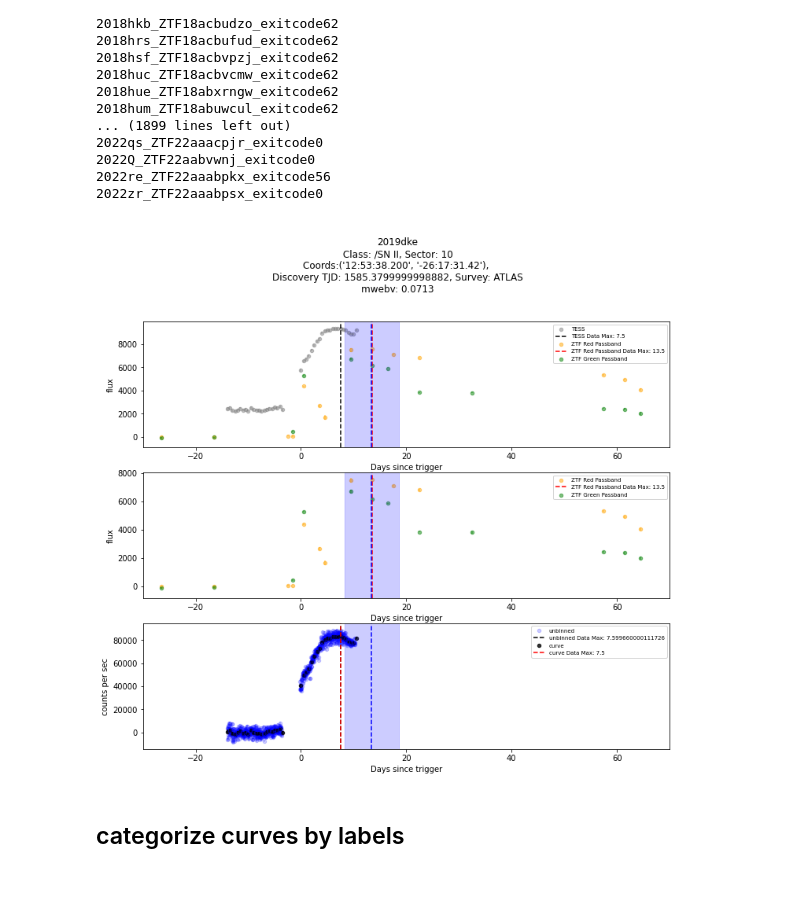
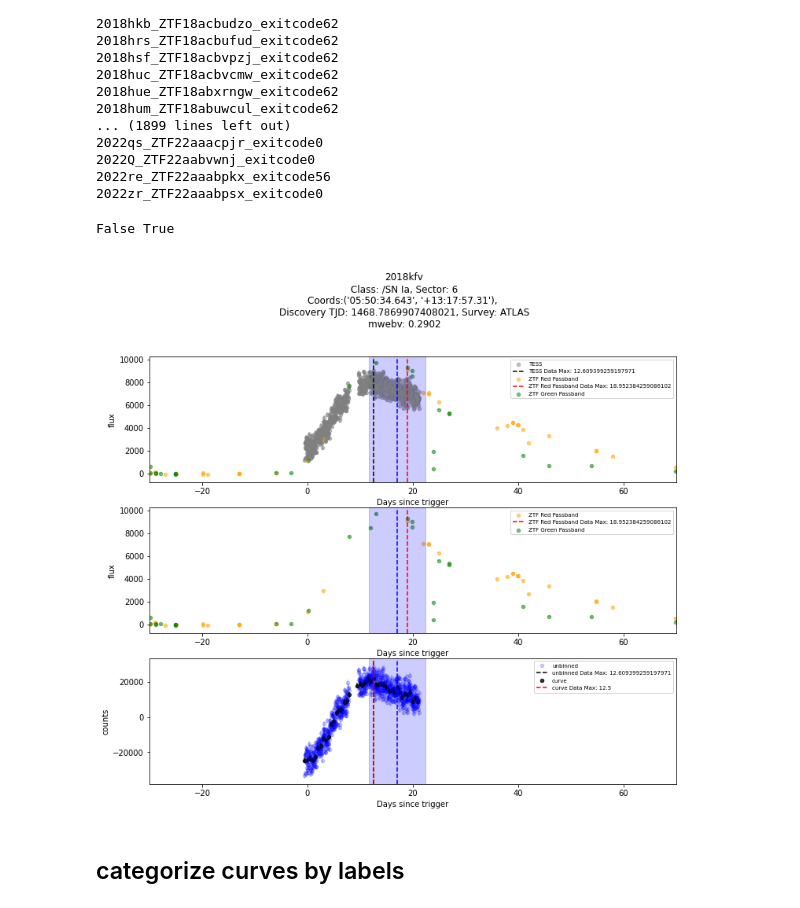
Before and after one commit to halihuang/TESSEpochTime, a Jupyter notebook: plotting.ipynb, the cells around one changed output. Cells and saved outputs as stored; diff of their text form; code cells hidden in the pictures.

```diff
--- a/plotting.ipynb
+++ b/plotting.ipynb
@@ -49,12 +49,13 @@ for file in ztf_data:
 # %%
 from plotting import plot_pb_seperated
 
 test = ztf_data[1]
-test = "2019dke_ZTF19aatevrp_exitcode0.csv"
+test = "2018kfv_ZTF18acwutbr_exitcode57.csv"
 
 ax = plot_pb_seperated(test, parameters)
 # %% [output]
+False True
-[figure, old version]
+[figure, new version]
 # %% [markdown]
 ## categorize curves by labels
 # %%
```
Also changed, not shown: parts of 1 cell of this notebook, 12 other files.
